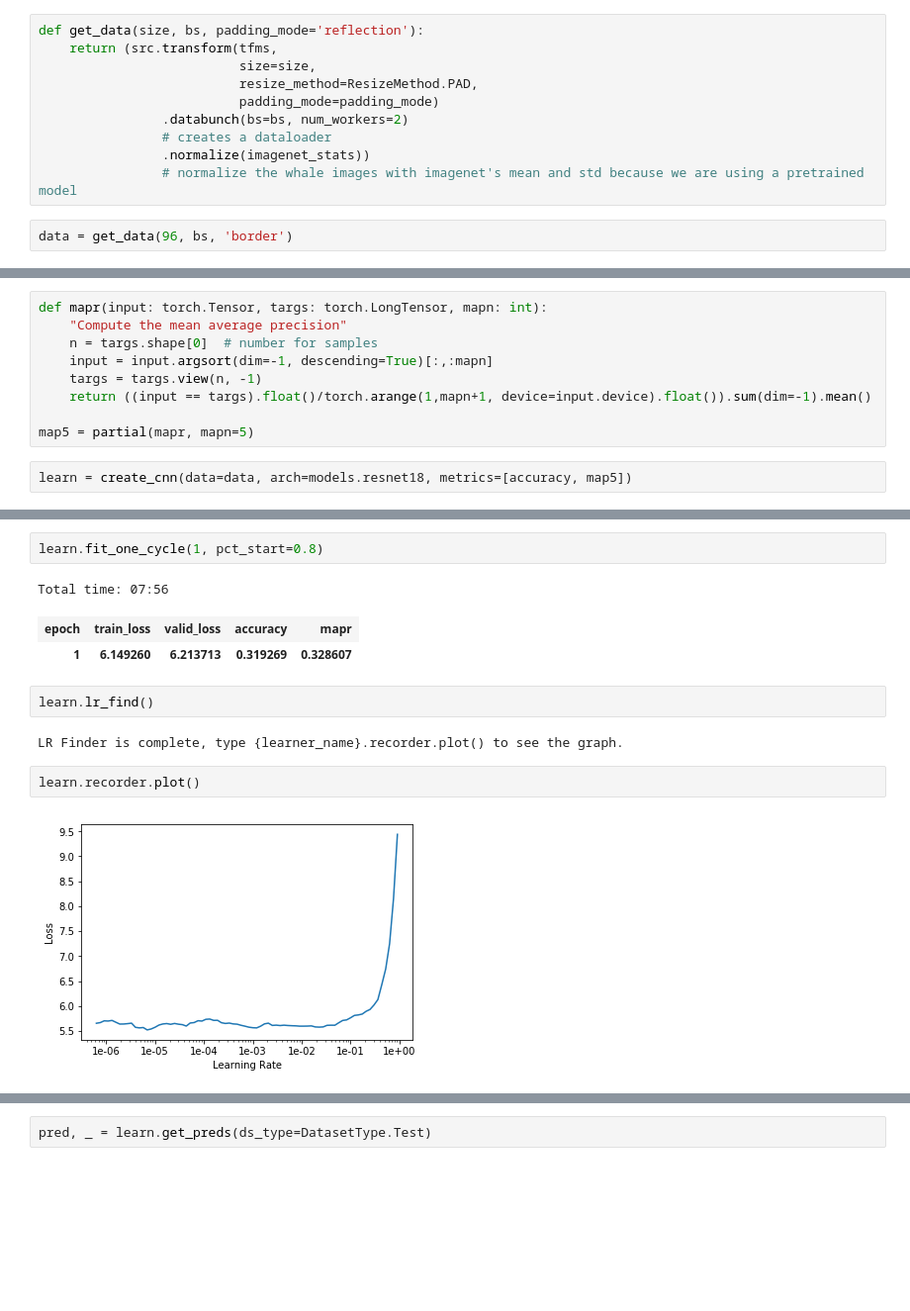
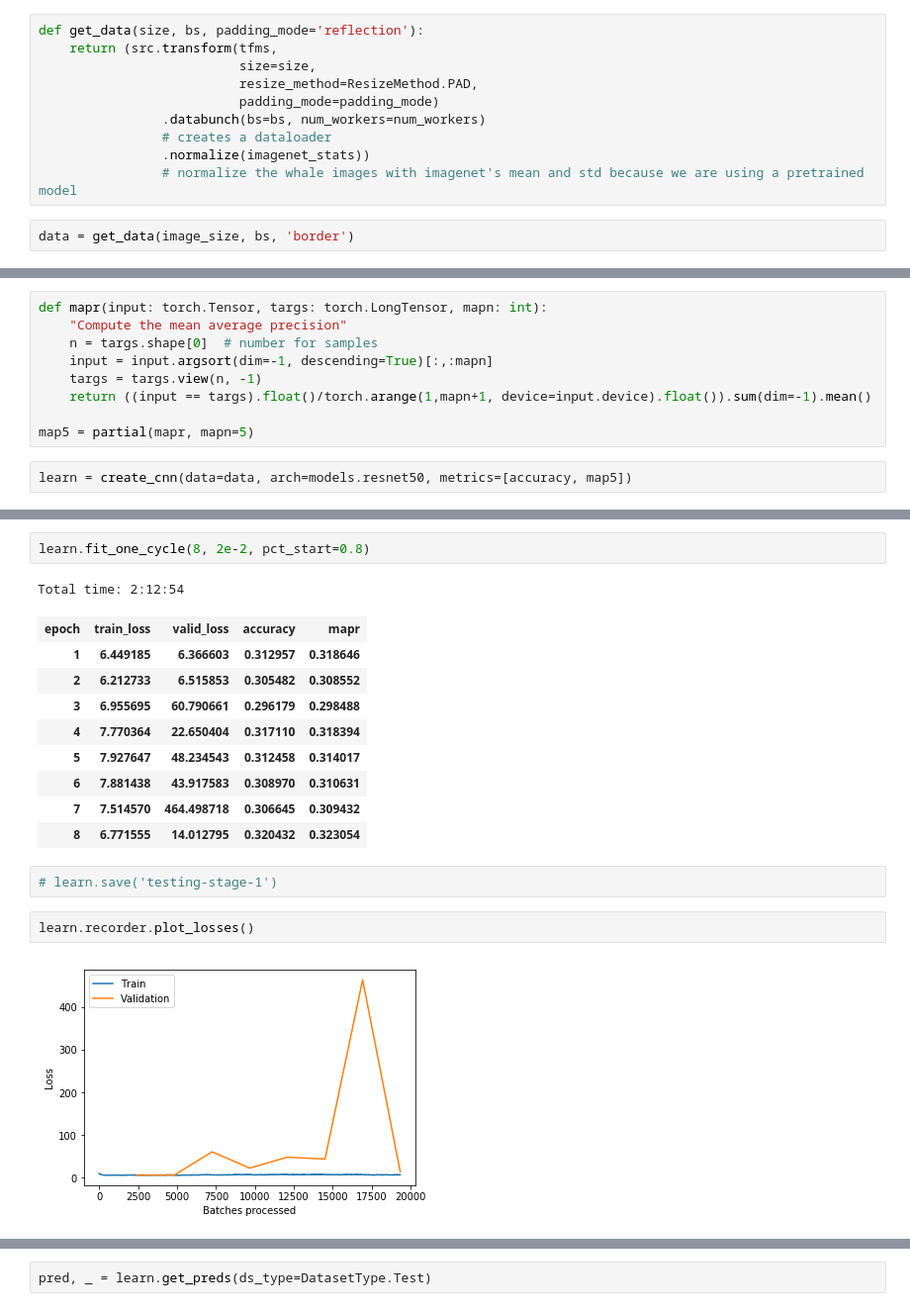
Before and after one commit to jachen36/humpback_kaggle, a Jupyter notebook: first_attempt-Copy1.ipynb, the cells around one changed output, grey strips where cells are left out. Shown: that part at 99% size. Cells and saved outputs as stored; diff of their text form; blank space fills up the shorter version.

```diff
--- a/first_attempt-Copy1.ipynb
+++ b/first_attempt-Copy1.ipynb
@@ -175,12 +151,12 @@ def get_data(size, bs, padding_mode='reflection'):
                           size=size,
                           resize_method=ResizeMethod.PAD,
                           padding_mode=padding_mode)
-                .databunch(bs=bs, num_workers=2)
+                .databunch(bs=bs, num_workers=num_workers)
                 # creates a dataloader
                 .normalize(imagenet_stats))
                 # normalize the whale images with imagenet's mean and std because we are using a pretrained model
 # %%
-data = get_data(96, bs, 'border')
+data = get_data(image_size, bs, 'border')
 # %%
 # Display examples of the transformation on a single image
 def _plot(i,j,ax):
@@ -211,4 +187,4 @@ def mapr(input: torch.Tensor, targs: torch.LongTensor, mapn: int):
 
 map5 = partial(mapr, mapn=5)
 # %%
-learn = create_cnn(data=data, arch=models.resnet18, metrics=[accuracy, map5])
+learn = create_cnn(data=data, arch=models.resnet50, metrics=[accuracy, map5])
@@ -215,17 +197,22 @@ learn = create_cnn(data=data, arch=models.resnet18, metrics=[accuracy, map5])
 # %%
-learn.fit_one_cycle(1, pct_start=0.8)
+learn.fit_one_cycle(8, 2e-2, pct_start=0.8)
 # %% [output]
-Total time: 07:56
+Total time: 2:12:54
 | epoch | train_loss | valid_loss | accuracy | mapr |
-| 1 | 6.149260 | 6.213713 | 0.319269 | 0.328607 |
+| 1 | 6.449185 | 6.366603 | 0.312957 | 0.318646 |
+| 2 | 6.212733 | 6.515853 | 0.305482 | 0.308552 |
+| 3 | 6.955695 | 60.790661 | 0.296179 | 0.298488 |
+| 4 | 7.770364 | 22.650404 | 0.317110 | 0.318394 |
+| 5 | 7.927647 | 48.234543 | 0.312458 | 0.314017 |
+| 6 | 7.881438 | 43.917583 | 0.308970 | 0.310631 |
+| 7 | 7.514570 | 464.498718 | 0.306645 | 0.309432 |
+| 8 | 6.771555 | 14.012795 | 0.320432 | 0.323054 |
-# %%
-learn.lr_find()
-# %% [output]
-LR Finder is complete, type {learner_name}.recorder.plot() to see the graph.
+# %%
+# learn.save('testing-stage-1')
 # %%
-learn.recorder.plot()
+learn.recorder.plot_losses()
 # %% [output]
-[figure, old version]
+[figure, new version]
 # %%
 learn.recorder.plot_lr(show_moms=True)
 # %% [output]
```
Also changed, not shown: parts of 26 cells of this notebook, 2 other files.
